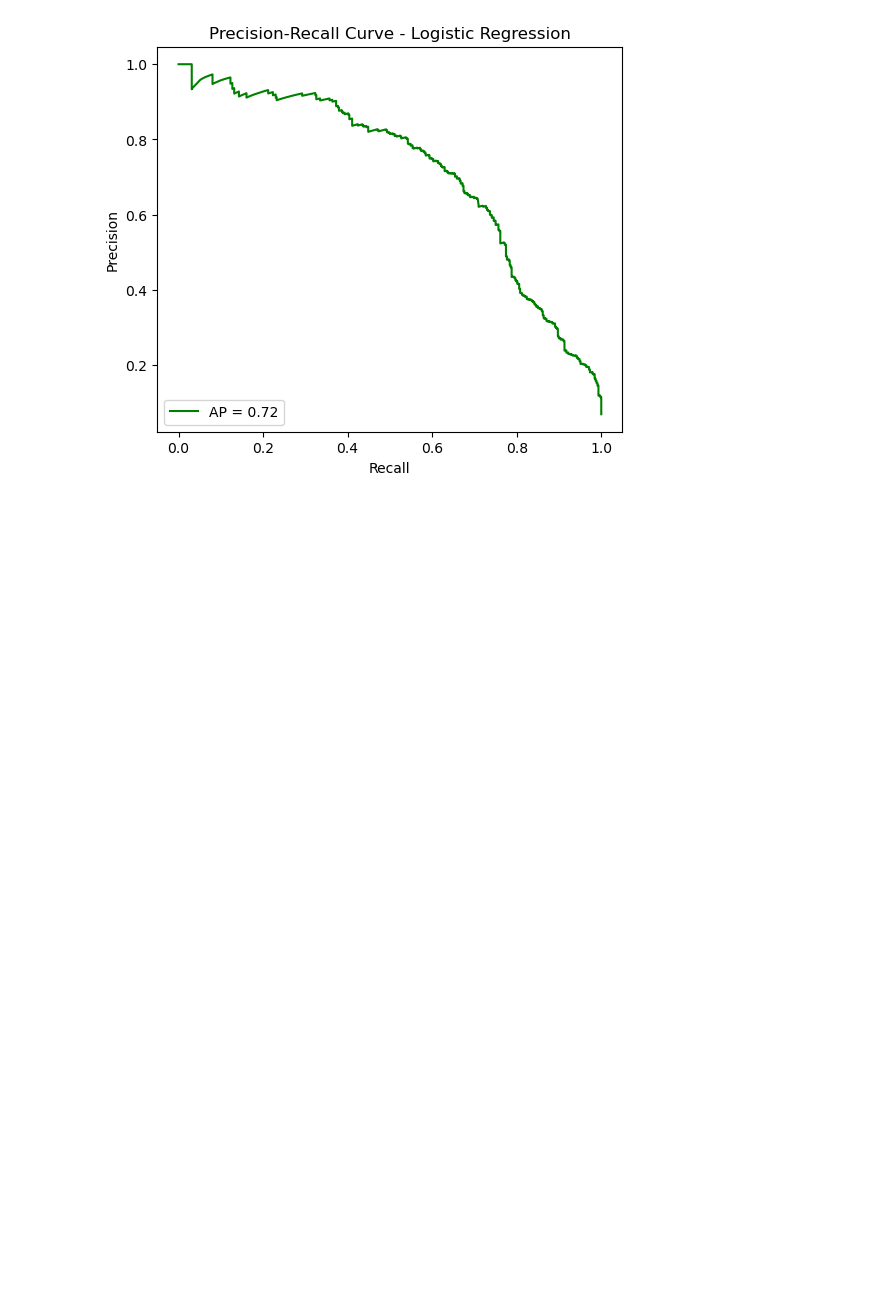
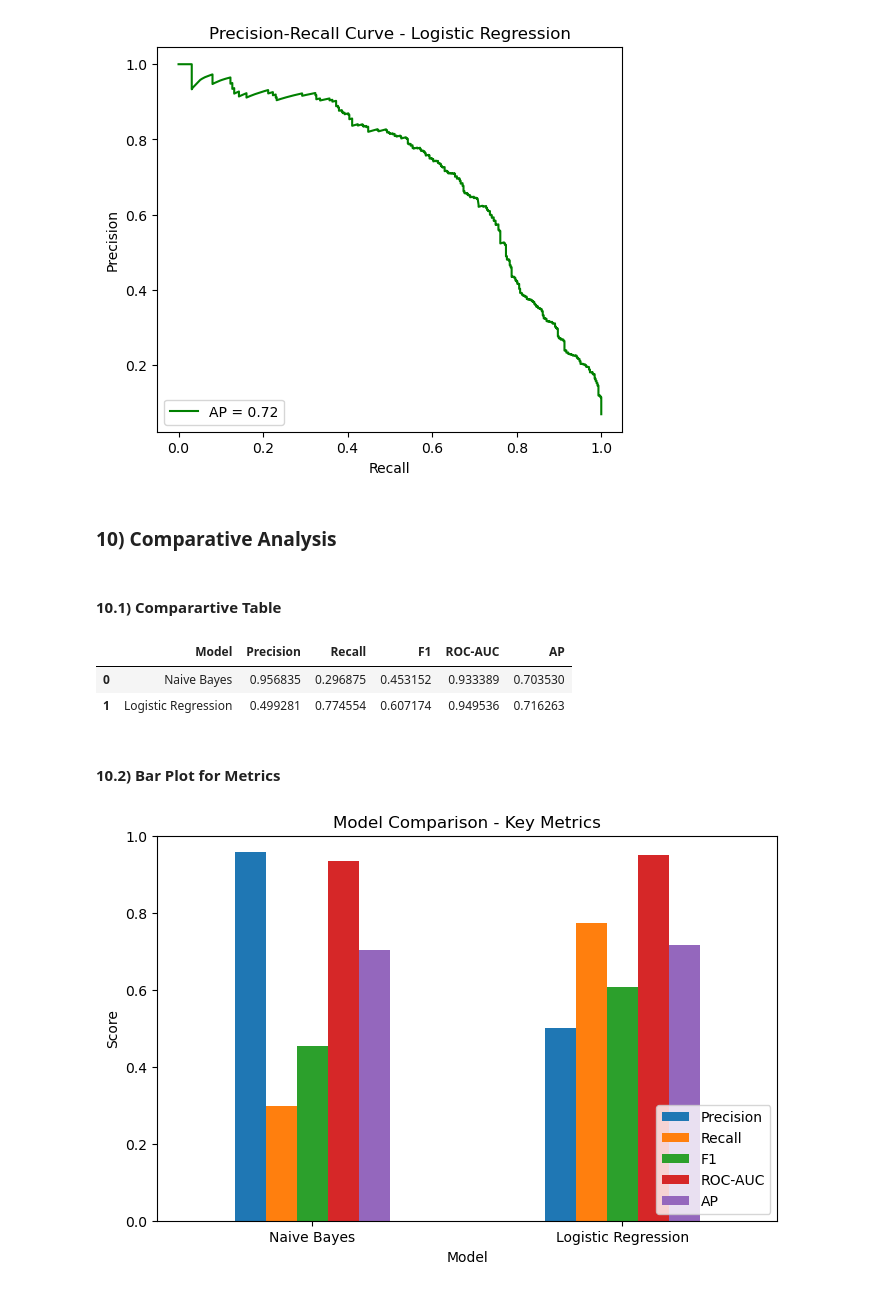
Before and after one commit to pabisha0098/Applied-Machine-Learning, a Jupyter notebook: 22067308 Pabisha Bhatta.ipynb, the cells around one changed output. Saved outputs shown, nothing was run; the diff lists cells and outputs as text; code cells hidden in the pictures; blank space fills up the shorter version.

```diff
--- a/22067308 Pabisha Bhatta.ipynb
+++ b/22067308 Pabisha Bhatta.ipynb
@@ -281,3 +324,5 @@ plot_precision_recall_curve(y_test, nb_probs, "Precision-Recall Curve - Naive Ba
 plot_precision_recall_curve(y_test, lr_probs, "Precision-Recall Curve - Logistic Regression")
 # %% [output]
 [figure]
+# %% [markdown]
+### 10) Comparative Analysis
@@ -283,0 +347,23 @@ plot_precision_recall_curve(y_test, lr_probs, "Precision-Recall Curve - Logistic
+# %% [markdown]
+#### 10.1) Comparartive Table
+# %%
+metrics_df = pd.DataFrame([nb_metrics, lr_metrics])
+metrics_df
+# %% [output]
+|  | Model | Precision | Recall | F1 | ROC-AUC | AP |
+| 0 | Naive Bayes | 0.956835 | 0.296875 | 0.453152 | 0.933389 | 0.703530 |
+| 1 | Logistic Regression | 0.499281 | 0.774554 | 0.607174 | 0.949536 | 0.716263 |
+# %% [markdown]
+#### 10.2) Bar Plot for Metrics
+# %%
+metrics_to_plot = ['Precision', 'Recall', 'F1', 'ROC-AUC', 'AP']
+
+metrics_df.set_index('Model')[metrics_to_plot].plot(kind='bar', figsize=(8,5))
+plt.title("Model Comparison - Key Metrics")
+plt.ylabel("Score")
+plt.ylim(0,1)
+plt.xticks(rotation=0)
+plt.legend(loc='lower right')
+plt.show()
+# %% [output]
+[figure, added]
```
Also changed, not shown: parts of 8 cells of this notebook.
